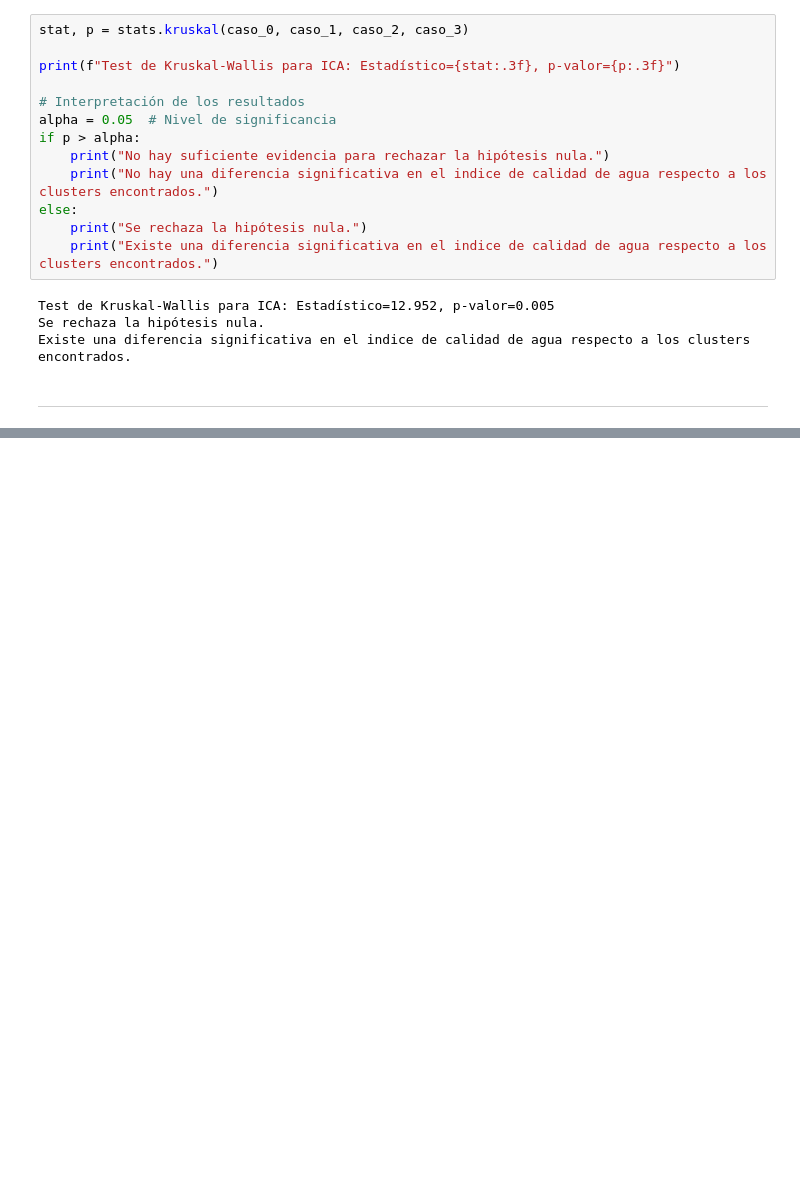
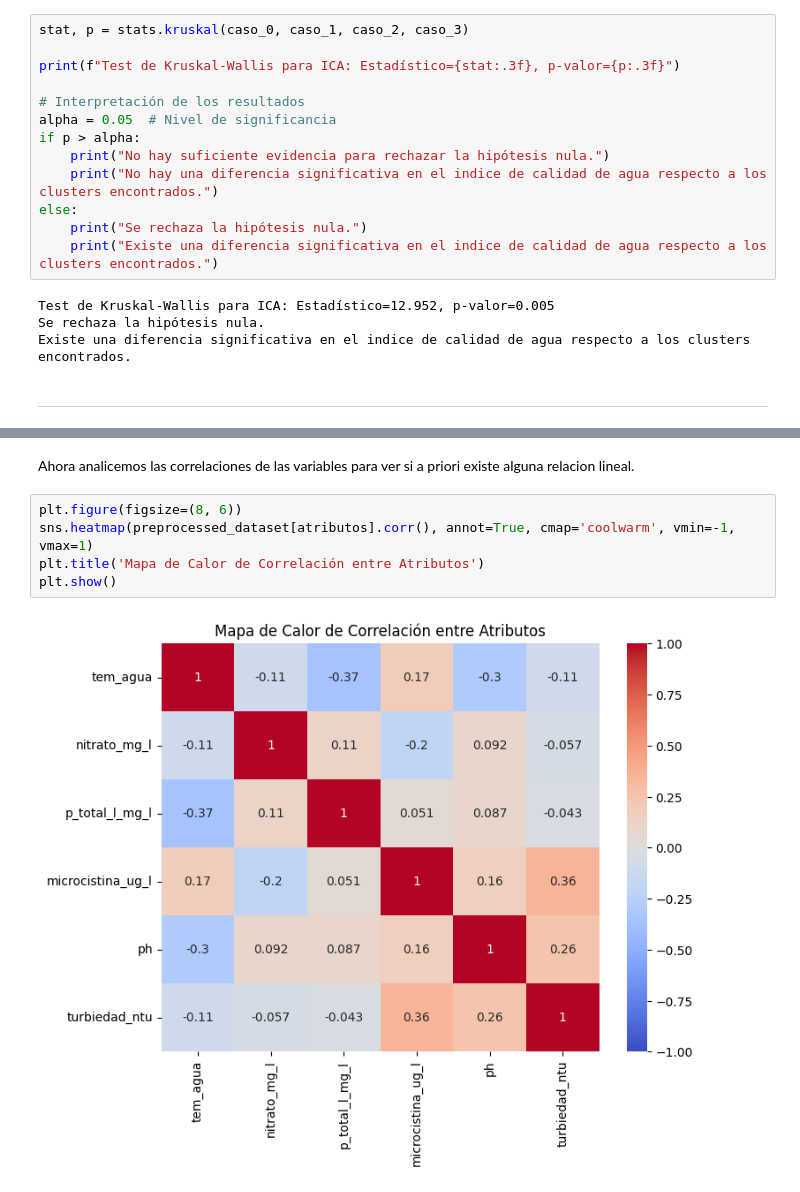
Before and after one commit to MaximoReynoso/TrabajoEspecial, a Jupyter notebook: TrabajoEspecial.ipynb, the cells around one changed output, grey strips where cells are left out. Drawn from its saved outputs; the diff is of its cells as text; blank space fills up the shorter version.

```diff
--- a/TrabajoEspecial.ipynb
+++ b/TrabajoEspecial.ipynb
@@ -681,0 +743,10 @@ Existe una diferencia significativa en el indice de calidad de agua respecto a l
+# %% [markdown]
+
+Ahora analicemos las correlaciones de las variables para ver si a priori existe alguna relacion lineal.
+# %%
+plt.figure(figsize=(8, 6))
+sns.heatmap(preprocessed_dataset[atributos].corr(), annot=True, cmap='coolwarm', vmin=-1, vmax=1)
+plt.title('Mapa de Calor de Correlación entre Atributos')
+plt.show()
+# %% [output]
+[figure, added]
```
Also changed, not shown: parts of 30 cells of this notebook.
